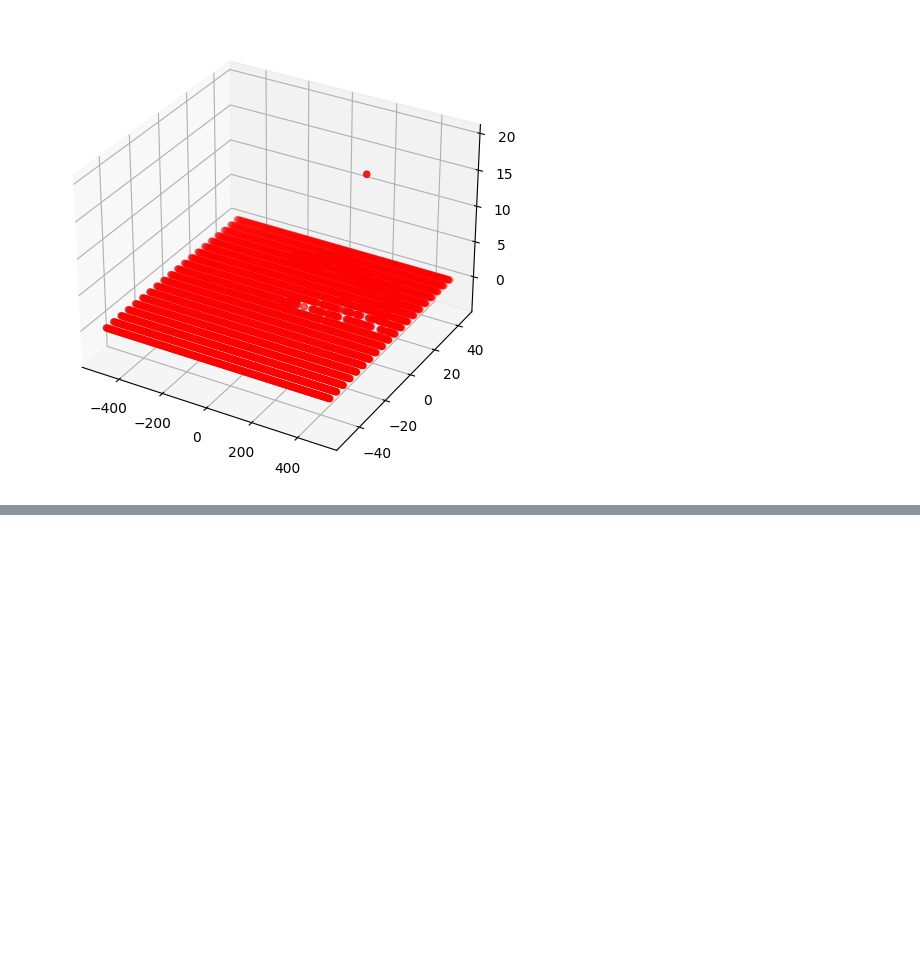
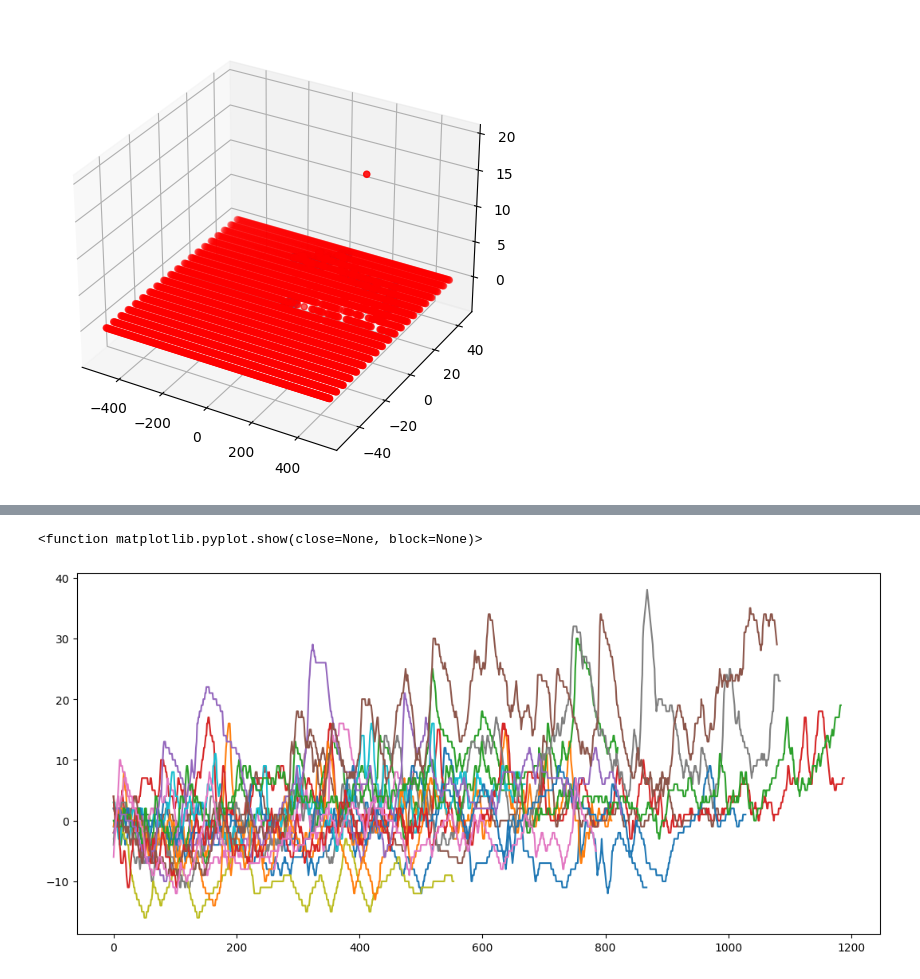
Before and after one commit to tommdim/statistics-101, a Jupyter notebook: project/src/vale.ipynb, the cells around one changed output, grey strips where cells are left out. Cells and saved outputs as stored; diff of their text form; code cells hidden in the pictures; blank space fills up the shorter version.

```diff
--- a/project/src/vale.ipynb
+++ b/project/src/vale.ipynb
@@ -368,0 +334,6 @@ mmm ok
+# %%
+plt.plot(lose)
+plt.show
+# %% [output]
+<function matplotlib.pyplot.show(close=None, block=None)>
+[figure, added]
```
Also changed, not shown: parts of 7 cells of this notebook.
